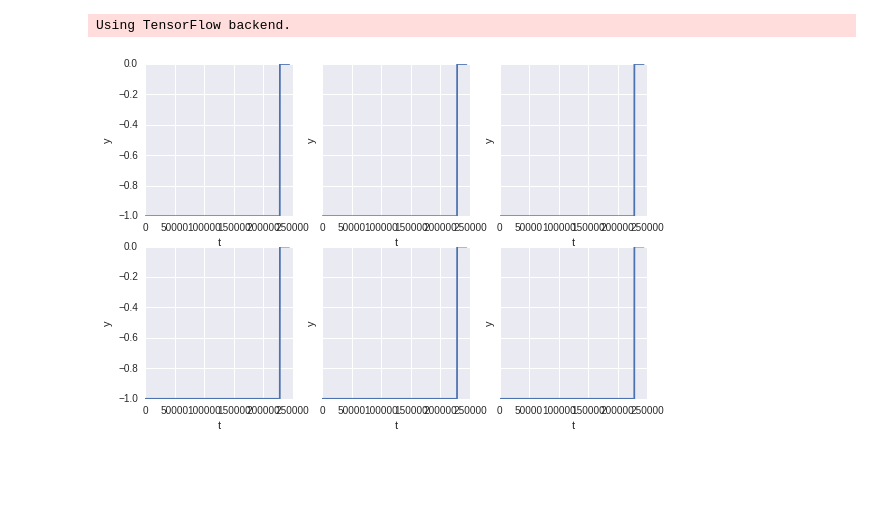
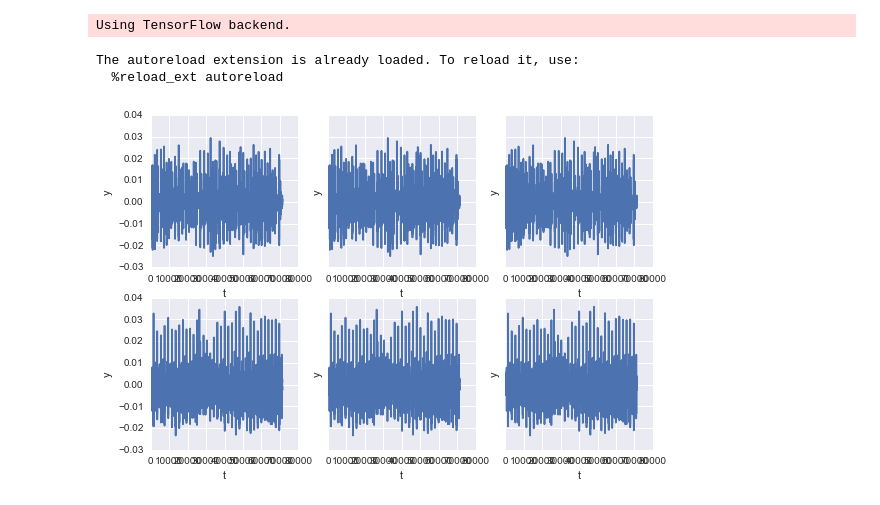
Before and after one commit to bnaul/timeflow, a Jupyter notebook: deepheart.ipynb, the cells around one changed output. Saved outputs shown, nothing was run; the diff lists cells and outputs as text; code cells hidden in the pictures; blank space fills up the shorter version.

```diff
--- a/deepheart.ipynb
+++ b/deepheart.ipynb
@@ -15,20 +15,22 @@ pcg_raw = PCG('data/deepheart/', doFFT=False)
 pcg_raw.initialize_wav_data()
 X = pcg_raw.X
 Y = pcg_raw.y
-y = (Y[:, 0] == 1).astype('int')
+y = np.array(["Normal" if row[0] == 1 else "Abnormal" for row in Y])
 n_min = min(len(x) for x in X)
 n_max = max(len(x) for x in X)
-X = pad_sequences(X, maxlen=n_max, value=-1.)
+#X = pad_sequences(X, maxlen=n_max, value=-1.)
 # %% [output]
 Using TensorFlow backend.
+The autoreload extension is already loaded. To reload it, use:
+  %reload_ext autoreload
 # %%
 fig, ax = plt.subplots(2, 3, sharey=True)
 for j in range(3):
-    i = np.where(y == 1)[0][0]
+    i = np.where(y == "Normal")[0][0]
     ax[0][j].plot(X[i], '-')
     ax[0][j].set(xlabel="t", ylabel="y")
-    i = np.where(y == 0)[0][0]
+    i = np.where(y == "Abnormal")[0][0]
     ax[1][j].plot(X[i], '-')
     ax[1][j].set(xlabel="t", ylabel="y")
 # %% [output]
-[figure, old version]
+[figure, new version]
```
Also changed, not shown: parts of 5 cells of this notebook, 1 other file.
